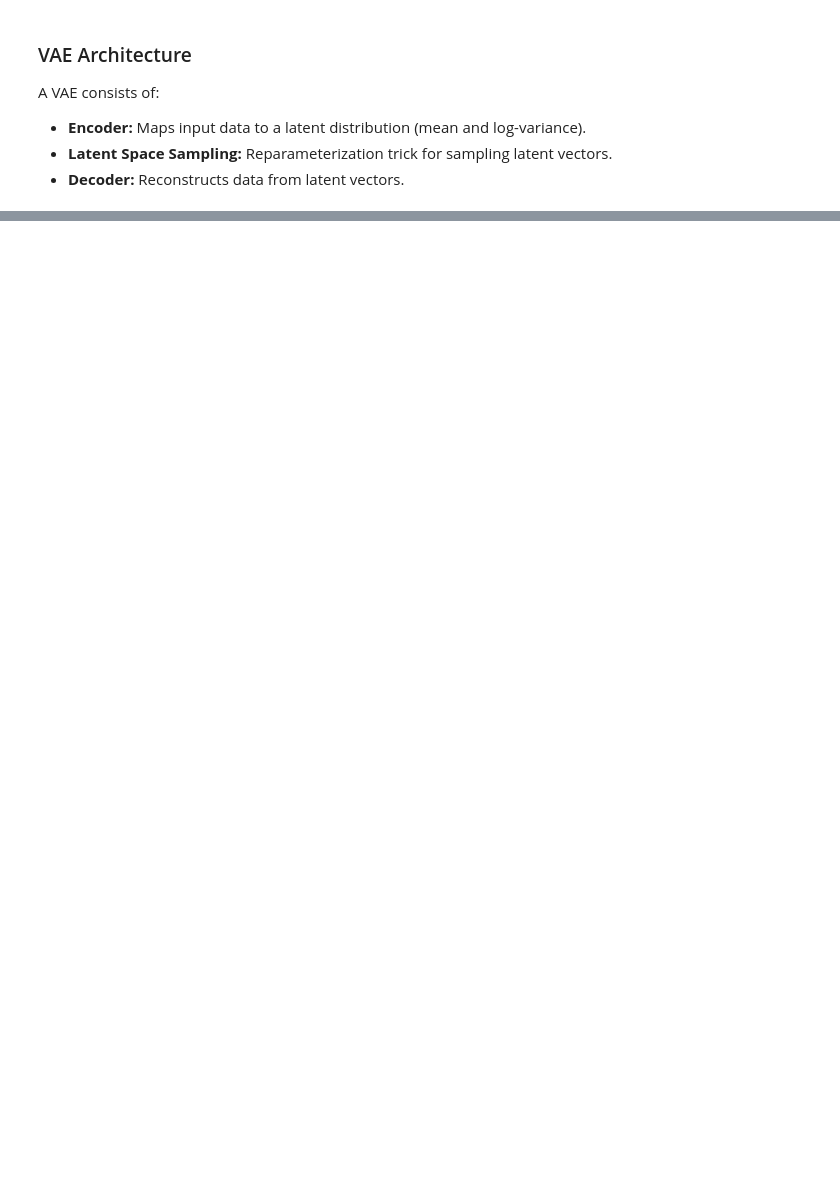
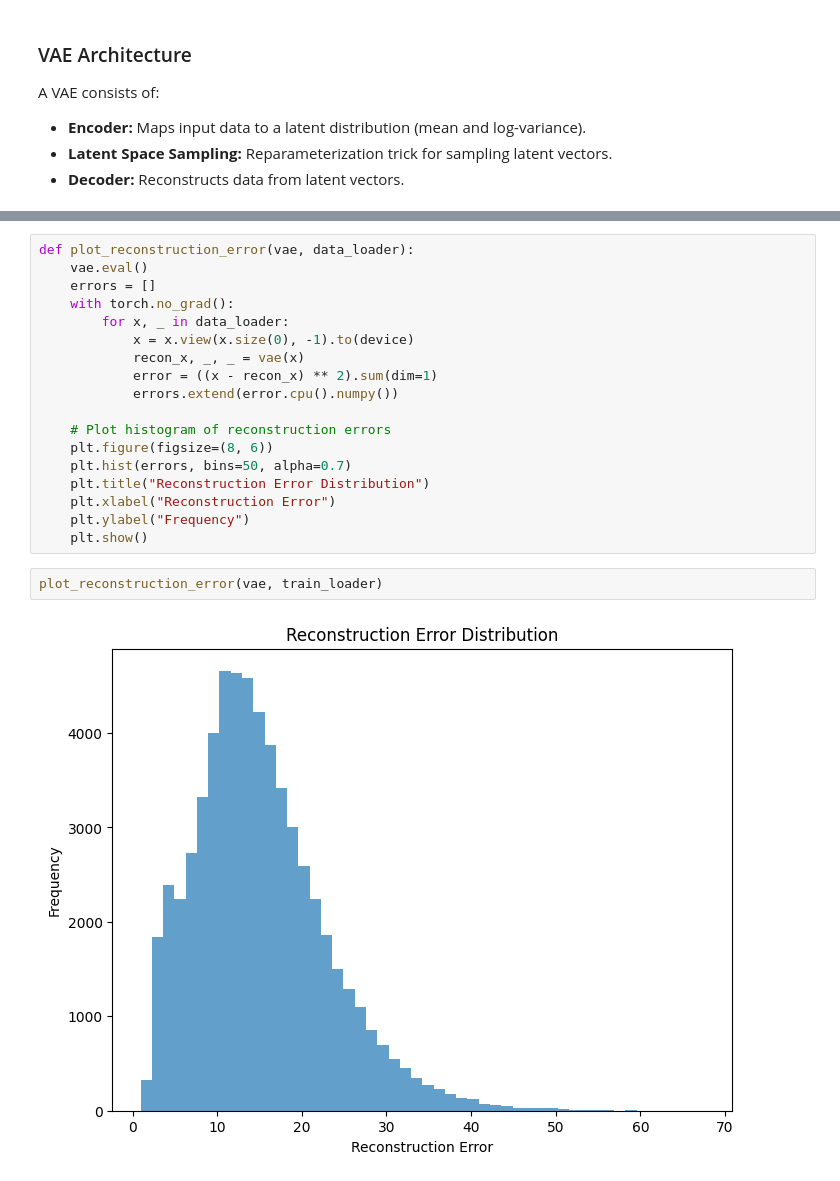
Before and after one commit to kezouke/VAExperiment, a Jupyter notebook: experiment.ipynb, the cells around one changed output, grey strips where cells are left out. Saved outputs shown, nothing was run; the diff lists cells and outputs as text; blank space fills up the shorter version.

```diff
--- a/experiment.ipynb
+++ b/experiment.ipynb
@@ -55,0 +398,22 @@ Traceback (most recent call last):  File "<frozen runpy>", line 198, in _run_mod
+# %%
+def plot_reconstruction_error(vae, data_loader):
+    vae.eval()
+    errors = []
+    with torch.no_grad():
+        for x, _ in data_loader:
+            x = x.view(x.size(0), -1).to(device)
+            recon_x, _, _ = vae(x)
+            error = ((x - recon_x) ** 2).sum(dim=1)
+            errors.extend(error.cpu().numpy())
+
+    # Plot histogram of reconstruction errors
+    plt.figure(figsize=(8, 6))
+    plt.hist(errors, bins=50, alpha=0.7)
+    plt.title("Reconstruction Error Distribution")
+    plt.xlabel("Reconstruction Error")
+    plt.ylabel("Frequency")
+    plt.show()
+# %%
+plot_reconstruction_error(vae, train_loader)
+# %% [output]
+[figure, added]
```
Also changed, not shown: parts of 43 cells of this notebook, 9 other files.
